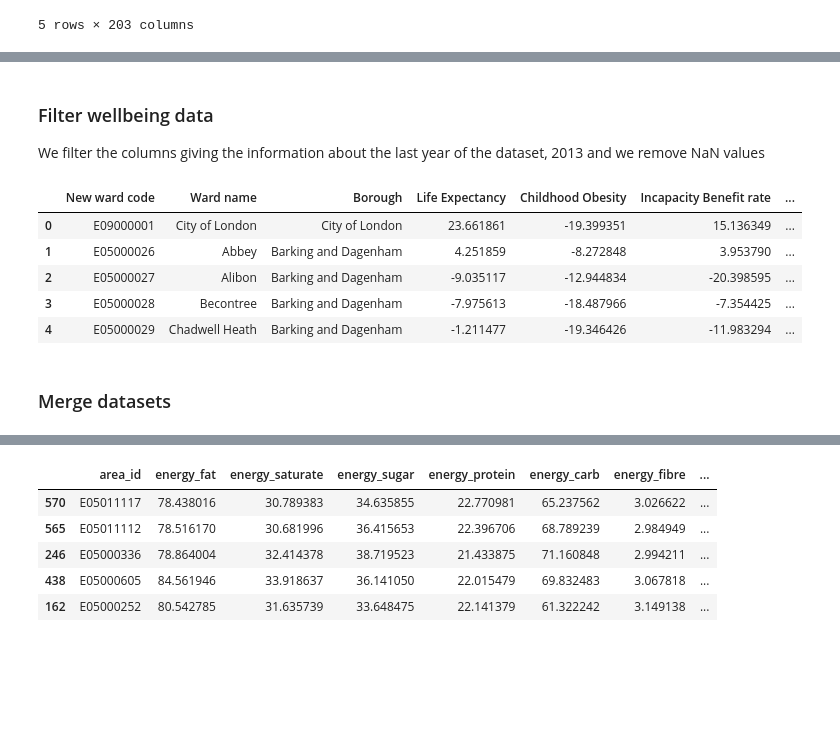
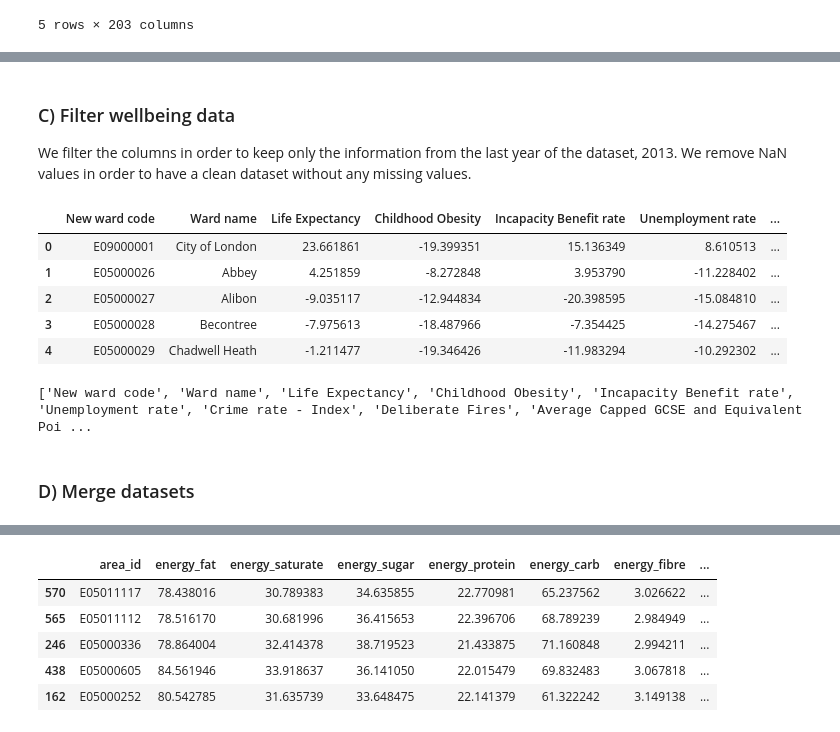
Before and after one commit to epfl-ada/ada-2020-project-milestone-p3-p3_caxaga, a Jupyter notebook: main.ipynb, the cells around one changed output, grey strips where cells are left out. Saved outputs shown, nothing was run; the diff lists cells and outputs as text; code cells hidden in the pictures; blank space fills up the shorter version.

```diff
--- a/main.ipynb
+++ b/main.ipynb
@@ -119,18 +179,28 @@ display(year_grocery.head())
 # %% [markdown]
-### Filter wellbeing data
+###  C) Filter wellbeing data
 
-We filter the columns giving the information about the last year of the dataset, 2013 and we remove NaN values
+We filter the columns in order to keep only the information from the last year of the dataset, 2013. We remove NaN values in order to have a clean dataset without any missing values.
 # %%
+#only keep the columns containing 2013 and the code and name of the ward
 wellbeing_scores = wellbeing_scores.loc[:, (slice(
-    None), [2013, "New ward code", "Ward name", "Borough"])].dropna(how="all")
+    None), [2013, "New ward code", "Ward name"])].dropna(how="all")
+
+#We first had two levels of indexes one with the years and the other with the type of variable
+#Now that we only keep 2013, we drop the second level of line indexes.
 wellbeing_scores = wellbeing_scores.droplevel(1, axis=1)
+
 display(wellbeing_scores.head())
 # %% [output]
-|  | New ward code | Ward name | Borough | Life Expectancy | Childhood Obesity | Incapacity Benefit rate | ... |
-| 0 | E09000001 | City of London | City of London | 23.661861 | -19.399351 | 15.136349 | ... |
-| 1 | E05000026 | Abbey | Barking and Dagenham | 4.251859 | -8.272848 | 3.953790 | ... |
-| 2 | E05000027 | Alibon | Barking and Dagenham | -9.035117 | -12.944834 | -20.398595 | ... |
-| 3 | E05000028 | Becontree | Barking and Dagenham | -7.975613 | -18.487966 | -7.354425 | ... |
-| 4 | E05000029 | Chadwell Heath | Barking and Dagenham | -1.211477 | -19.346426 | -11.983294 | ... |
+|  | New ward code | Ward name | Life Expectancy | Childhood Obesity | Incapacity Benefit rate | Unemployment rate | ... |
+| 0 | E09000001 | City of London | 23.661861 | -19.399351 | 15.136349 | 8.610513 | ... |
+| 1 | E05000026 | Abbey | 4.251859 | -8.272848 | 3.953790 | -11.228402 | ... |
+| 2 | E05000027 | Alibon | -9.035117 | -12.944834 | -20.398595 | -15.084810 | ... |
+| 3 | E05000028 | Becontree | -7.975613 | -18.487966 | -7.354425 | -14.275467 | ... |
+| 4 | E05000029 | Chadwell Heath | -1.211477 | -19.346426 | -11.983294 | -10.292302 | ... |
+# %%
+wellbeing_scores_columns = wellbeing_scores.columns.values.tolist()
+print(wellbeing_scores_columns)
+# %% [output]
+['New ward code', 'Ward name', 'Life Expectancy', 'Childhood Obesity', 'Incapacity Benefit rate', 'Unemployment rate', 'Crime rate - Index', 'Deliberate Fires', 'Average Capped GCSE and Equivalent Poi ...
 # %% [markdown]
-### Merge datasets
+### D) Merge datasets
```
Also changed, not shown: parts of 74 cells of this notebook, 6 other files.
